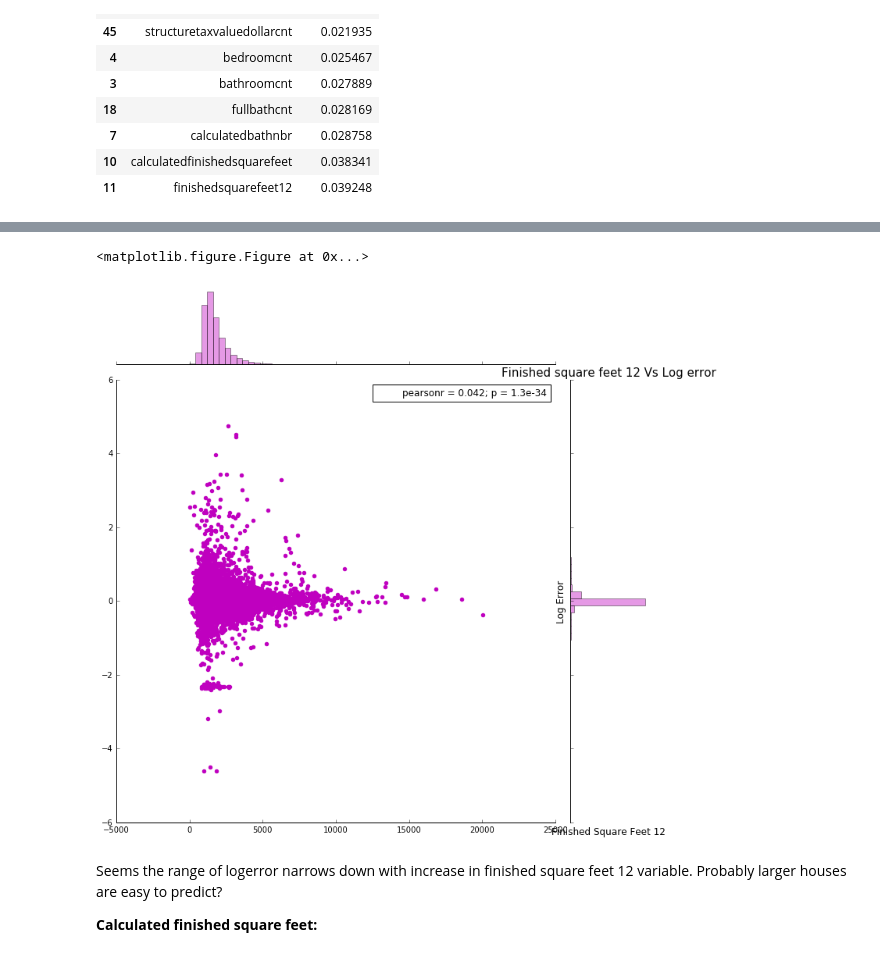
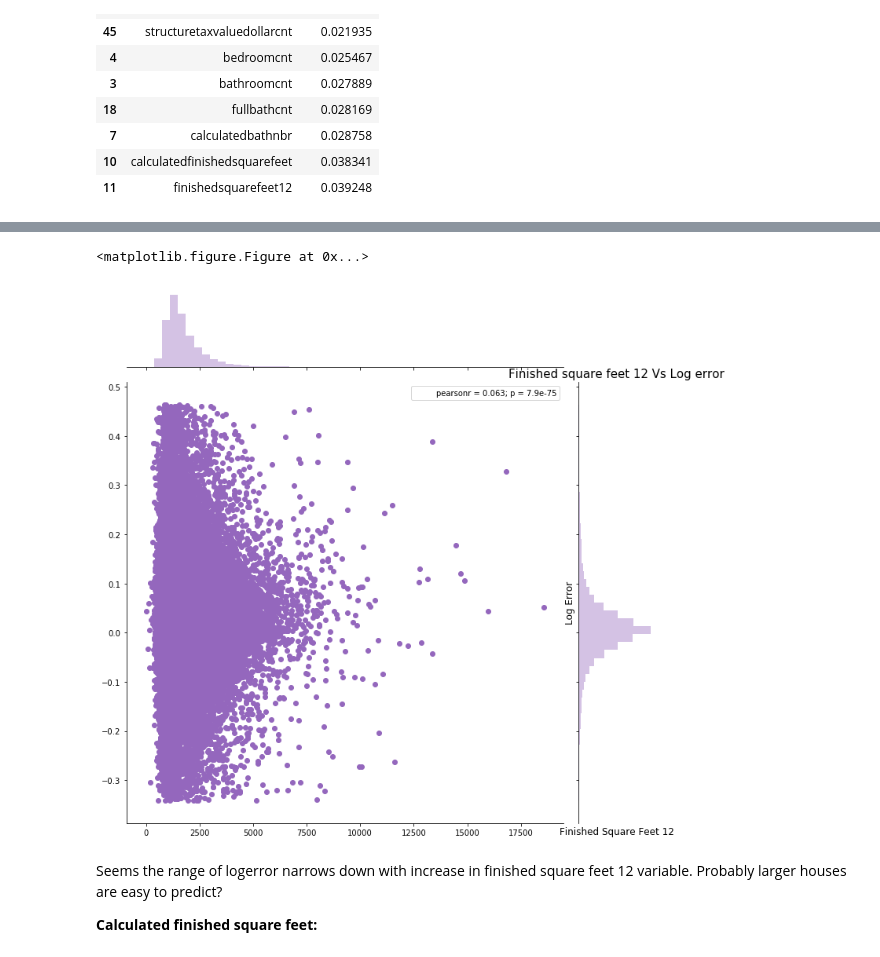
Before and after one commit to adrienctx/cb-data-science-workshops, a Jupyter notebook: kaggle-zillow/notebooks/data-exploration.ipynb, the cells around one changed output, grey strips where cells are left out. Drawn from its saved outputs; the diff is of its cells as text; code cells hidden in the pictures.

```diff
--- a/kaggle-zillow/notebooks/data-exploration.ipynb
+++ b/kaggle-zillow/notebooks/data-exploration.ipynb
@@ -473,22 +477,20 @@ The important variables themselves are very highly correlated.! Let us now look
 **Finished SquareFeet 12:**
 
 Let us seee how the finished square feet 12 varies with the log error.
+# %%
+train_df_without_outliers = pd.merge(train_df_without_outliers, prop_df, on='parcelid', how='left')
 # %%
 col = "finishedsquarefeet12"
-# ulimit = np.percentile(train_df[col].values, 99.5)
-# llimit = np.percentile(train_df[col].values, 0.5)
-# train_df[col][train_df[col]>ulimit] = ulimit
-# train_df[col][train_df[col]<llimit] = llimit
 
 plt.figure(figsize=(12,12))
-sns.jointplot(x=train_df.finishedsquarefeet12.values, y=train_df.logerror.values, size=10, color=color[4])
+sns.jointplot(x=train_df_without_outliers.finishedsquarefeet12.values, y=train_df_without_outliers.logerror.values, size=10, color=color[4])
 plt.ylabel('Log Error', fontsize=12)
 plt.xlabel('Finished Square Feet 12', fontsize=12)
 plt.title("Finished square feet 12 Vs Log error", fontsize=15)
 plt.show()
 # %% [output]
 <matplotlib.figure.Figure at 0x...>
-[figure, old version]
+[figure, new version]
 # %% [markdown]
 Seems the range of logerror narrows down with increase in finished square feet 12 variable. Probably larger houses are easy to predict?
 
```
Also changed, not shown: parts of 21 cells of this notebook.
